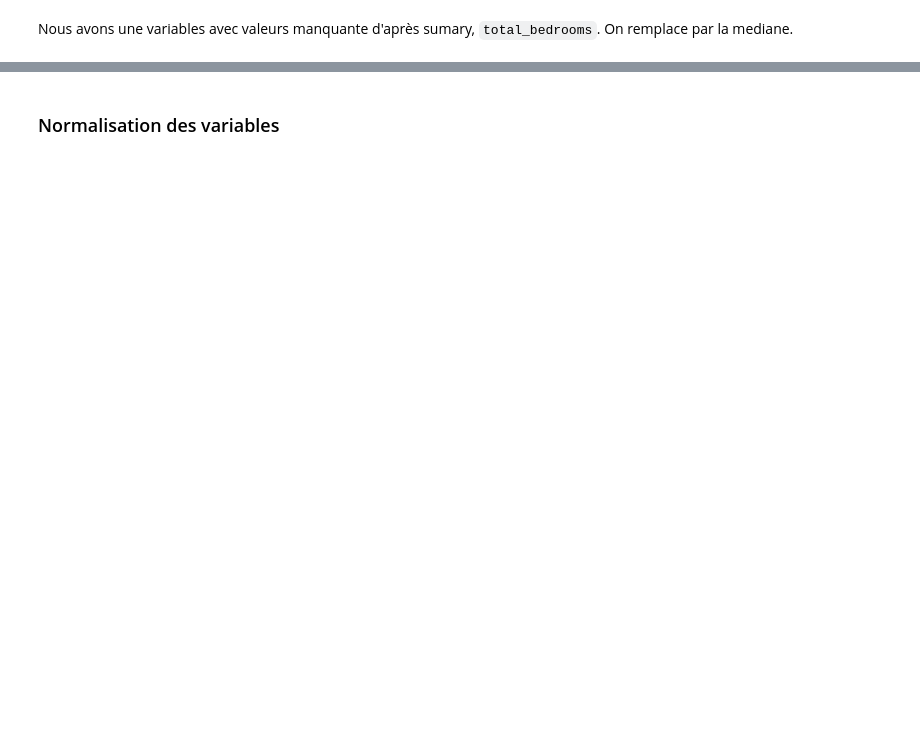
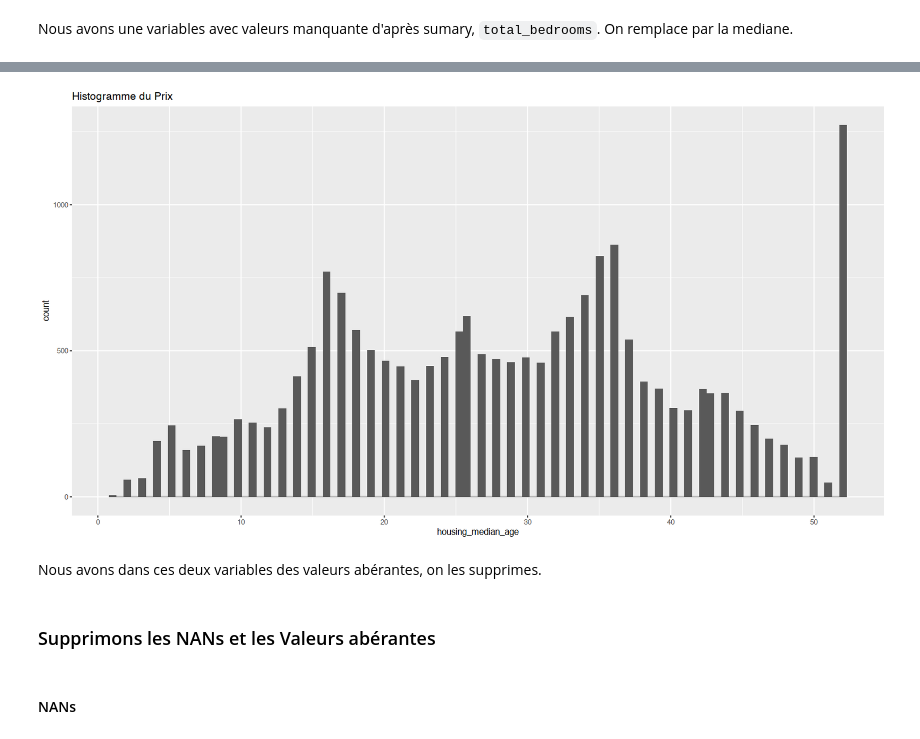
Before and after one commit to abdoulsn/projets, a Jupyter notebook: projet_methodstats.ipynb, the cells around one changed output, grey strips where cells are left out. Drawn from its saved outputs; the diff is of its cells as text; code cells hidden in the pictures; blank space fills up the shorter version.

```diff
--- a/projet_methodstats.ipynb
+++ b/projet_methodstats.ipynb
@@ -98 +130,11 @@ Nous avons une variables avec valeurs manquante d'après sumary, `total_bedrooms
+# %%
+ggplot(maison,aes(x = housing_median_age)) +geom_histogram(bins=100) + ggtitle("Histogramme du Prix")
+# %% [output]
+[figure, added]
+# %% [markdown]
+Nous avons dans ces deux variables des valeurs abérantes, on les supprimes.
+# %% [markdown]
+### Supprimons les NANs et les Valeurs abérantes
+# %% [markdown]
+####  NANs
 # %%
@@ -100,3 +141 @@ Nous avons une variables avec valeurs manquante d'après sumary, `total_bedrooms
 maison$total_bedrooms[is.na(maison$total_bedrooms)] = median(maison$total_bedrooms , na.rm = TRUE)
-# %% [markdown]
-### Normalisation des variables
```
Also changed, not shown: parts of 30 cells of this notebook.
